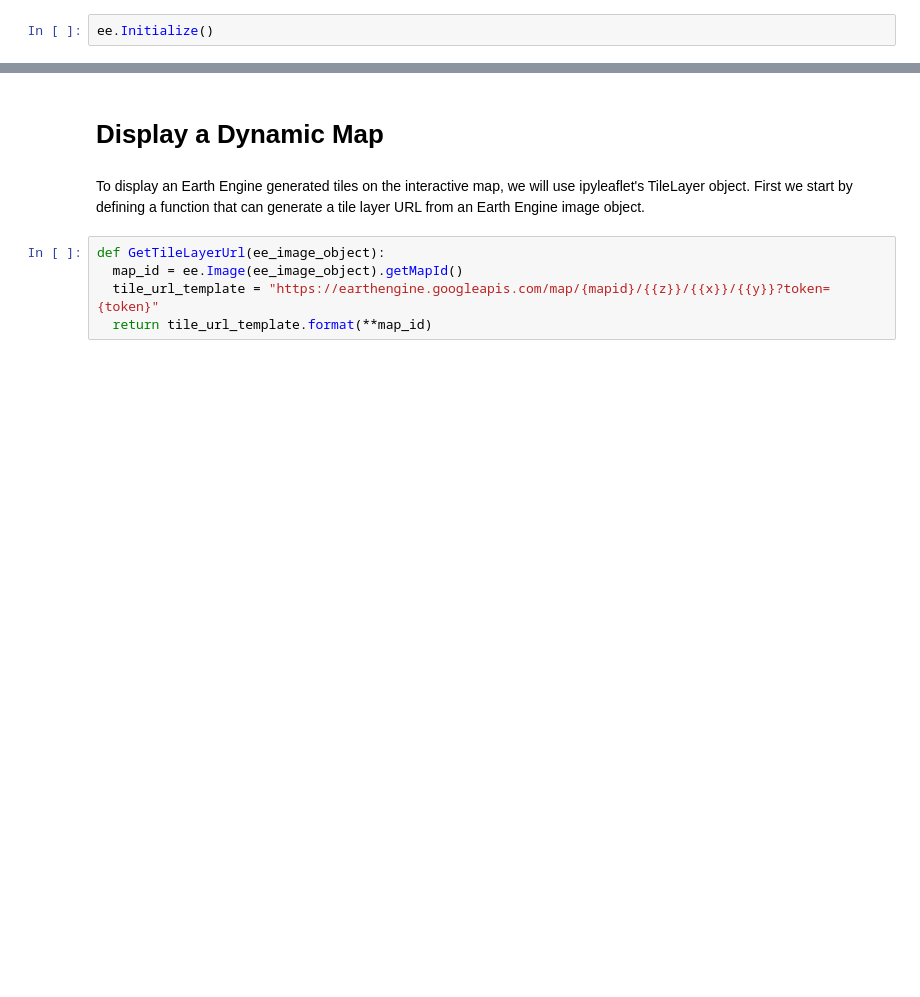
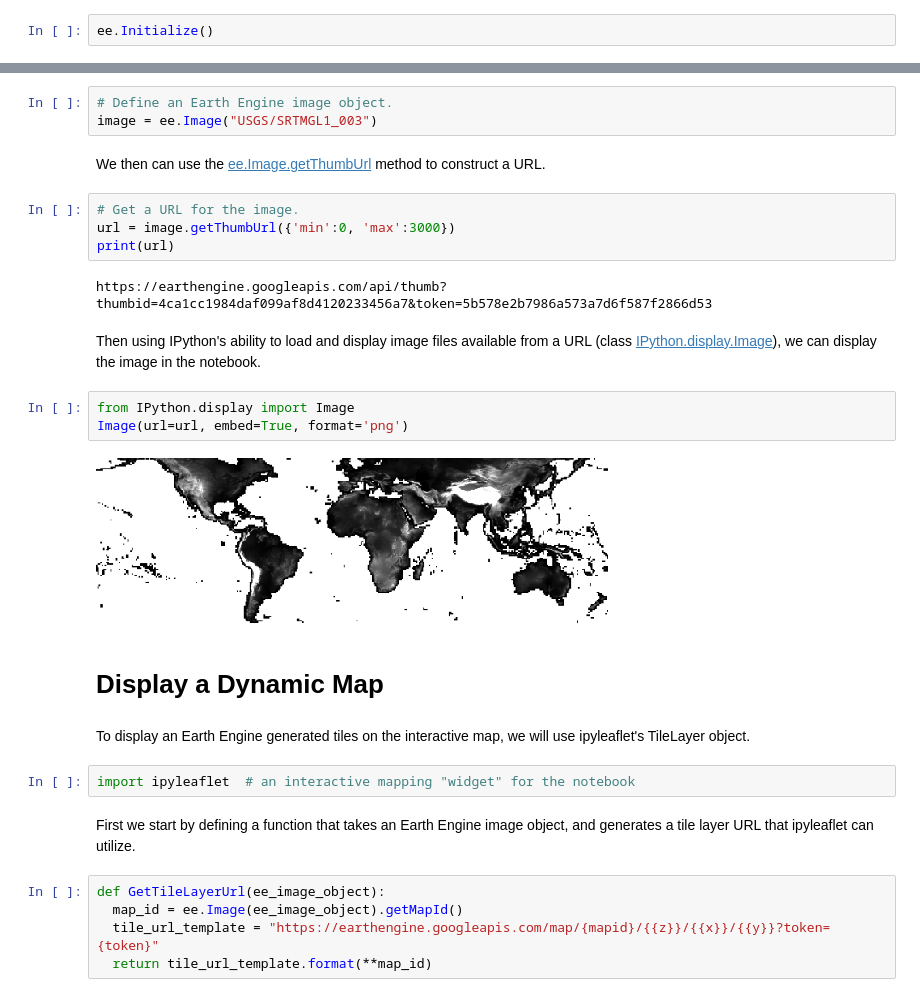
Before and after one commit to tylere/EEUS2018-JupyterSession, a Jupyter notebook: 02 - Interactive Maps.ipynb, the cells around one changed output, grey strips where cells are left out. Drawn from its saved outputs; the diff is of its cells as text; blank space fills up the shorter version.

```diff
--- a/02 - Interactive Maps.ipynb
+++ b/02 - Interactive Maps.ipynb
@@ -16,7 +24,29 @@ ee.Initialize()
+# %%
+# Define an Earth Engine image object.
+image = ee.Image("USGS/SRTMGL1_003")
+# %% [markdown]
+We then can use the [ee.Image.getThumbUrl](https://developers.google.com/earth-engine/api_docs#eeimagegetthumburl) method to construct a URL.
+# %%
+# Get a URL for the image.
+url = image.getThumbUrl({'min':0, 'max':3000})
+print(url)
+# %% [output]
+https://earthengine.googleapis.com/api/thumb?thumbid=4ca1cc1984daf099af8d4120233456a7&token=5b578e2b7986a573a7d6f587f2866d53
+# %% [markdown]
+Then using IPython's ability to load and display image files available from a URL (class [IPython.display.Image](https://ipython.org/ipython-doc/3/api/generated/IPython.display.html#IPython.display.Image)), we can display the image in the notebook.
+# %%
+from IPython.display import Image
+Image(url=url, embed=True, format='png')
+# %% [output]
+[figure, added]
 # %% [markdown]
 # Display a Dynamic Map
 # %% [markdown]
-To display an Earth Engine generated tiles on the interactive map, we will use ipyleaflet's TileLayer object. First we start by defining a function that can generate a tile layer URL from an Earth Engine image object.
+To display an Earth Engine generated tiles on the interactive map, we will use ipyleaflet's TileLayer object.
+# %%
+import ipyleaflet  # an interactive mapping "widget" for the notebook
+# %% [markdown]
+First we start by defining a function that takes an Earth Engine image object, and generates a tile layer URL that ipyleaflet can utilize.
 # %%
 def GetTileLayerUrl(ee_image_object):
   map_id = ee.Image(ee_image_object).getMapId()
```
Also changed, not shown: parts of 16 cells of this notebook.
